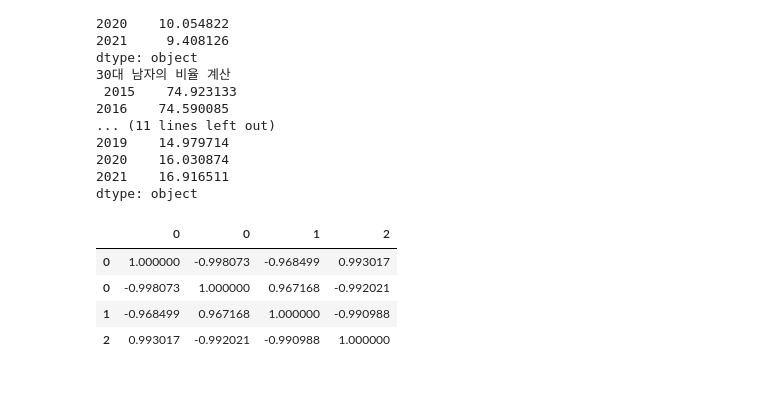
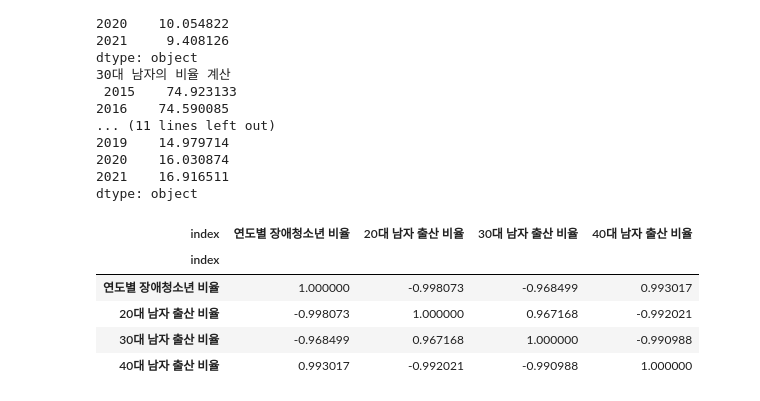
Before and after one commit to PaddingE/github_test, a Jupyter notebook: semi_ex4.ipynb, the cells around one changed output. Saved outputs shown, nothing was run; the diff lists cells and outputs as text; code cells hidden in the pictures.

```diff
--- a/semi_ex4.ipynb
+++ b/semi_ex4.ipynb
@@ -490,13 +497,25 @@ dtype: object
 # %%
 df01 = pd.concat([df_data_ratio,ratio_20_male,ratio_30_male,ratio_40_male], axis= 1)
 df01.drop(['2015','2016','2022'], inplace=True)
 
-df01
+df01_1 = df01.T
 
-df01.corr(method='pearson')
+df01_1.reset_index(inplace=True)
+
+df01_1.iloc[0,0] = '연도별 장애청소년 비율'
+df01_1.iloc[1,0] = '20대 남자 출산 비율'
+df01_1.iloc[2,0] = '30대 남자 출산 비율'
+df01_1.iloc[3,0] = '40대 남자 출산 비율'
+
+df01_1.set_index(['index'], inplace= True)
+
+df01_2 = df01_1.T
+
+df01_2.corr(method='pearson')
 # %% [output]
-|  | 0 | 0 | 1 | 2 |
-| 0 | 1.000000 | -0.998073 | -0.968499 | 0.993017 |
-| 0 | -0.998073 | 1.000000 | 0.967168 | -0.992021 |
-| 1 | -0.968499 | 0.967168 | 1.000000 | -0.990988 |
-| 2 | 0.993017 | -0.992021 | -0.990988 | 1.000000 |
+| index | 연도별 장애청소년 비율 | 20대 남자 출산 비율 | 30대 남자 출산 비율 | 40대 남자 출산 비율 |
+| index |  |  |  |  |
+| 연도별 장애청소년 비율 | 1.000000 | -0.998073 | -0.968499 | 0.993017 |
+| 20대 남자 출산 비율 | -0.998073 | 1.000000 | 0.967168 | -0.992021 |
+| 30대 남자 출산 비율 | -0.968499 | 0.967168 | 1.000000 | -0.990988 |
+| 40대 남자 출산 비율 | 0.993017 | -0.992021 | -0.990988 | 1.000000 |
```
Also changed, not shown: parts of 1 cell of this notebook.
